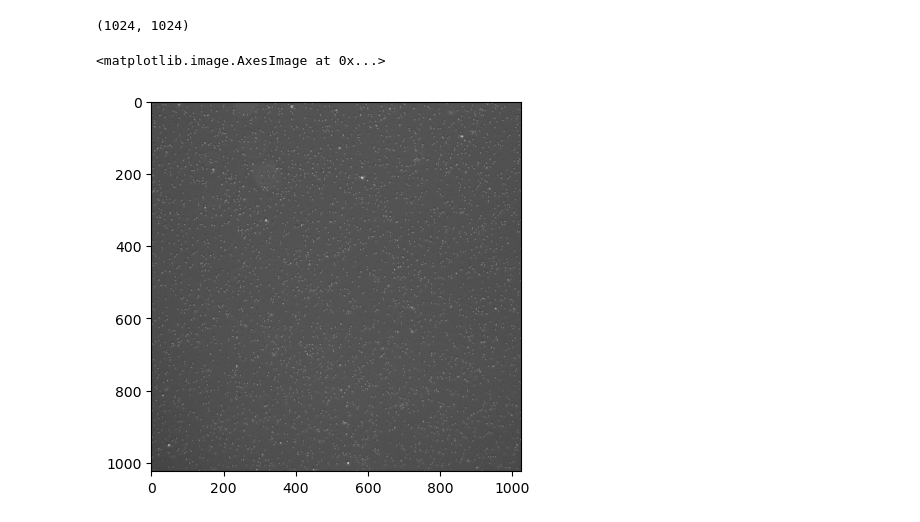
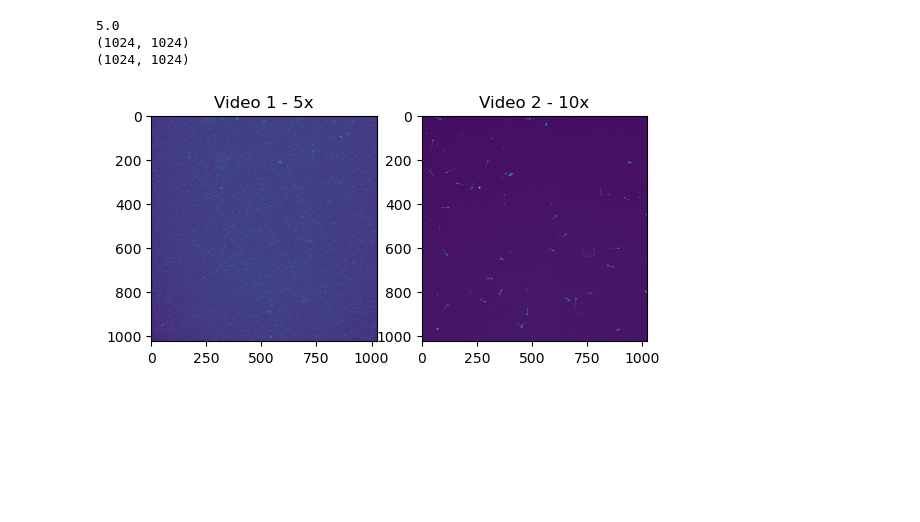
Before and after one commit to CAS-ReproLab/Sperm_Object_Tracking, a Jupyter notebook: UnifiedFramework/summarized_stats_new.ipynb, the cells around one changed output. Drawn from its saved outputs; the diff is of its cells as text; code cells hidden in the pictures; blank space fills up the shorter version.

```diff
--- a/UnifiedFramework/summarized_stats_new.ipynb
+++ b/UnifiedFramework/summarized_stats_new.ipynb
@@ -4,21 +4,41 @@ import numpy as np
 import matplotlib.pyplot as plt
 import cv2 as cv
 import trackpy as tp
+# %%
+video1 = '5X_ph_9fps_R1.avi'
+video2 = '10X_LD_R1.avi'
 # %%
+# Visualize the input
+cap1 = cv.VideoCapture(video1)
+cap2 = cv.VideoCapture(video2)
 
-# Visualize the input
-cap = cv.VideoCapture('5X_ph_9fps_R1.avi')
+fps1 = cap1.get(cv.CAP_PROP_FPS)
+fps2 = cap2.get(cv.CAP_PROP_FPS)
 
 # Get the first frame
-ret, frame = cap.read()
+ret1, frame1 = cap1.read()
+ret2, frame2 = cap2.read()
 
-#convert to grayscale
-gray = cv.cvtColor(frame, cv.COLOR_BGR2GRAY)
+# Convert to grayscale
+gray1 = cv.cvtColor(frame1, cv.COLOR_BGR2GRAY)
+gray2 = cv.cvtColor(frame2, cv.COLOR_BGR2GRAY)
 
-print(gray.shape)
 
-plt.imshow(frame)
+# Show frame1
+print(gray1.shape)
+plt.subplot(1, 2, 1)  # 1 row, 2 columns, first subplot
+plt.imshow(gray1)
+plt.title('Video 1 - 5x')
+
+# Show frame2
+print(gray2.shape)
+plt.subplot(1, 2, 2)  # 1 row, 2 columns, second subplot
+plt.imshow(gray2)
+plt.title('Video 2 - 10x')
+
+plt.show()
 # %% [output]
+5.0
 (1024, 1024)
+(1024, 1024)
-<matplotlib.image.AxesImage at 0x...>
-[figure, old version]
+[figure, new version]
```
Also changed, not shown: parts of 3 cells of this notebook, 1 other file.
